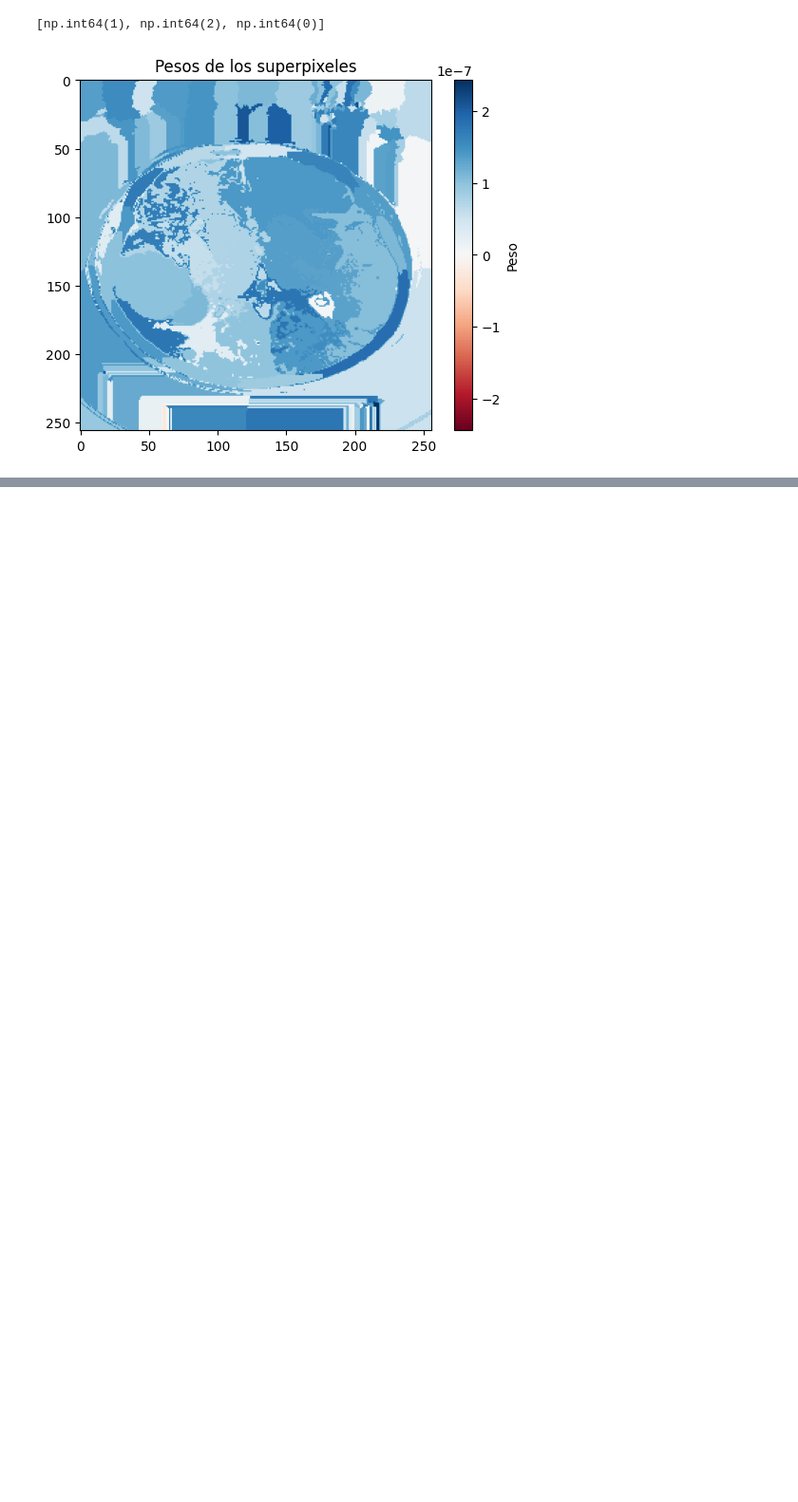
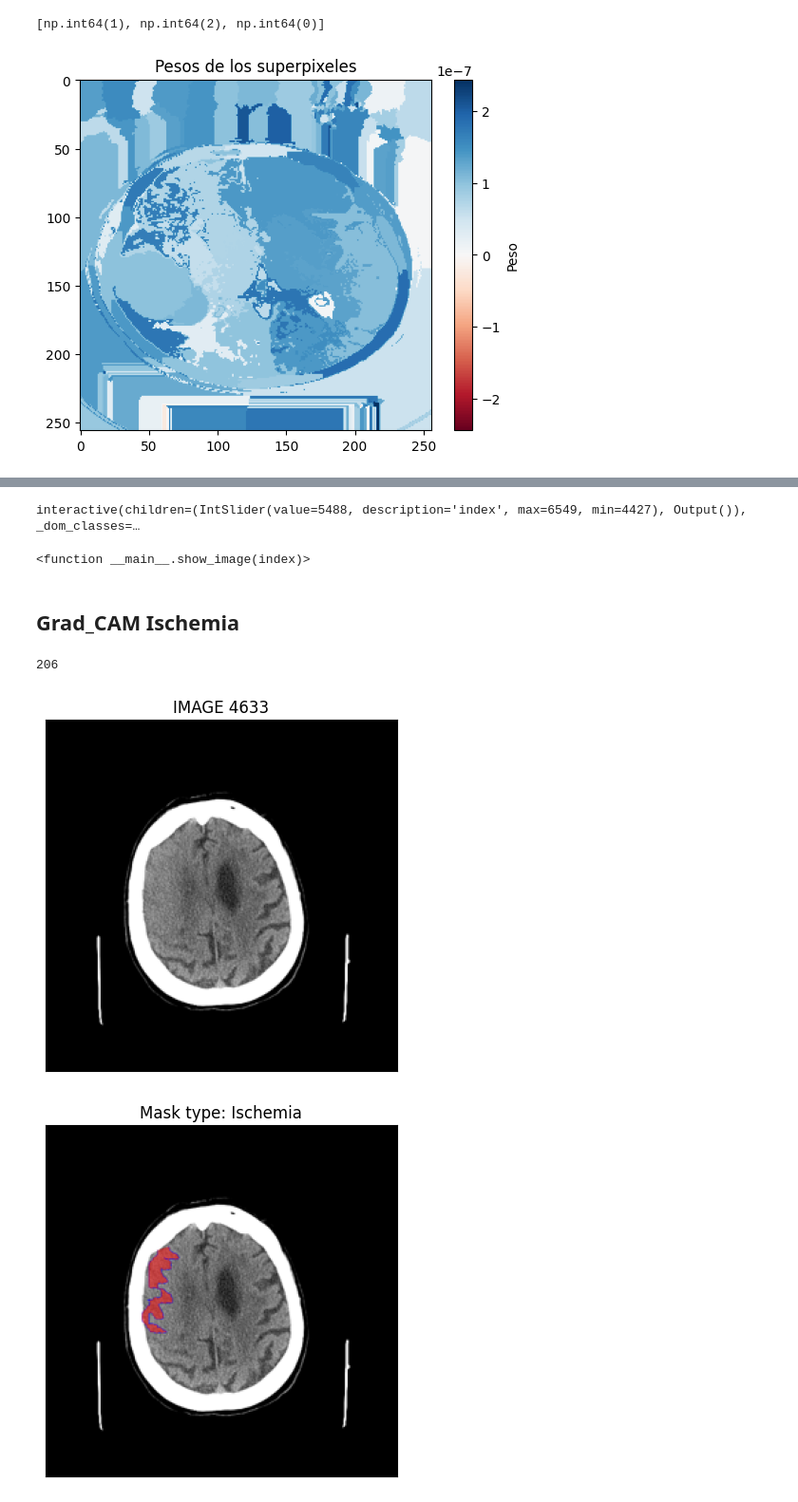
Before and after one commit to bastifwp/Explanation-IAmodels-CT, a Jupyter notebook: CNN.ipynb, the cells around one changed output, grey strips where cells are left out. Shown at 95% size. Drawn from its saved outputs; the diff is of its cells as text; code cells hidden in the pictures; blank space fills up the shorter version.

Commit message:
CNN Grad-CAM

```diff
--- a/CNN.ipynb
+++ b/CNN.ipynb
@@ -656,0 +665,79 @@ plt.show()
+# %%
+data = np.array(data)
+masks = np.array(masks)
+# %%
+#Slicer to choose an image to explain
+#Slicer to choose an image to explain = 10
+def show_image(index):
+
+    img_to_explain = np.resize(data[index, :], dim)
+
+
+    if index >= 4427 and index < 5557:
+        type = "Ischemia"
+        mask_index = index - len(normal_folder)
+
+    if index >= 5557:
+        type = "Bleeding"
+        mask_index = index - len(normal_folder)
+
+    f, axes = plt.subplots(1, 2)
+    f.set_figheight(4)
+    f.set_figwidth(10)
+    f.suptitle("Masks " + type)
+
+    axes[0].imshow(img_to_explain, cmap="gray")
+    axes[0].set_xticks([])
+    axes[0].set_yticks([])
+
+
+    axes[1].set_xticks([])
+    axes[1].set_yticks([])
+    axes[1].imshow(masks[mask_index].reshape(dim[0], dim[0], 3))
+    plt.show()
+
+
+#show_image(index)
+interact(show_image, index=(len(normal_folder), 6549, 1))
+# %% [output]
+interactive(children=(IntSlider(value=5488, description='index', max=6549, min=4427), Output()), _dom_classes=…
+<function __main__.show_image(index)>
+# %%
+index_to_explain_ischemia = 4633
+index_to_explain_bleeding = 5882
+# %% [markdown]
+## Grad_CAM Ischemia
+# %%
+index = index_to_explain_ischemia
+
+#Image
+img_to_explain = np.resize(data[index, :], dim)
+plt.figure()
+plt.xticks([])
+plt.yticks([])
+plt.title("IMAGE " + str(index))
+plt.imshow(img_to_explain, cmap="gray")
+
+#Mask
+mask_index = 0
+type = "Not defined"
+if index >= 4427 and index < 5527:
+    type =  "Ischemia"
+    mask_index = index - len(normal_folder)
+
+elif index >= 5527:
+    type = "bleeding"
+    mask_index = index -len(normal_folder) - len(ischemia_folder)
+
+print(mask_index)
+
+plt.figure()
+plt.title("Mask type: " + type)
+plt.xticks([])
+plt.yticks([])
+plt.imshow(masks[mask_index].reshape((dim[0], dim[1], 3)))
+plt.show()
+# %% [output]
+206
+[figure, added]
+[figure, added]
```
Also changed, not shown: parts of 15 cells of this notebook.
